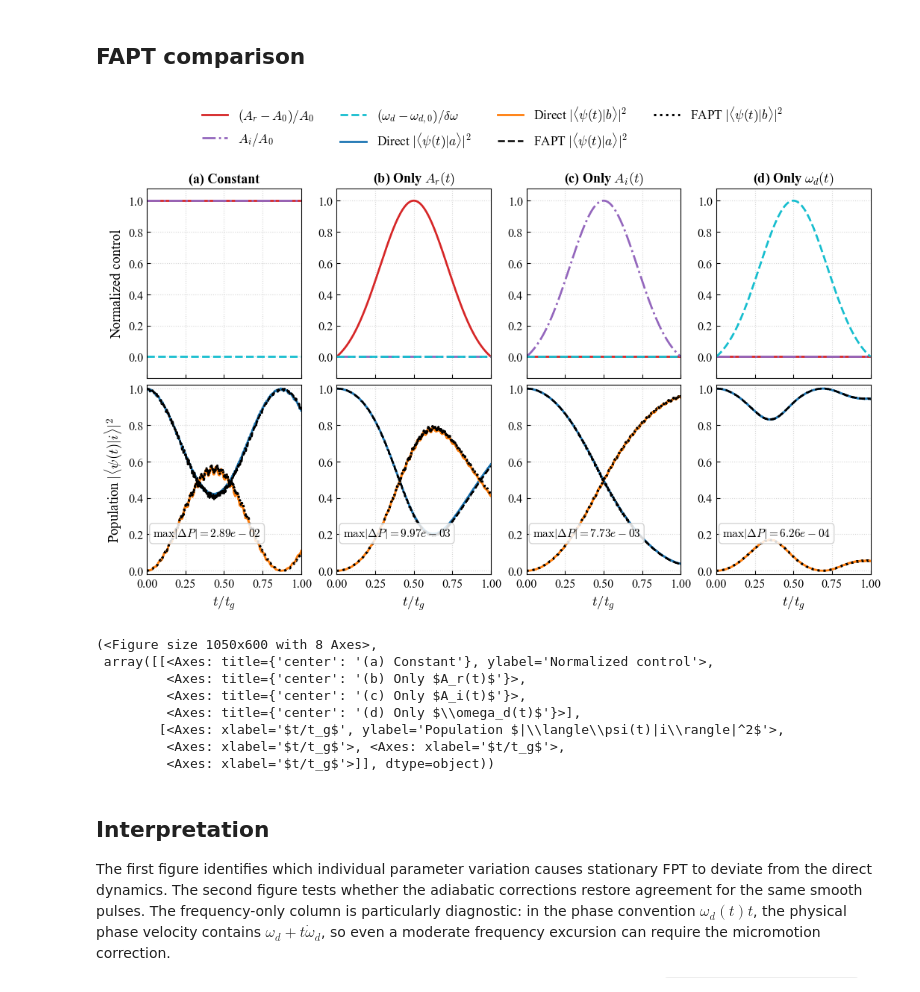
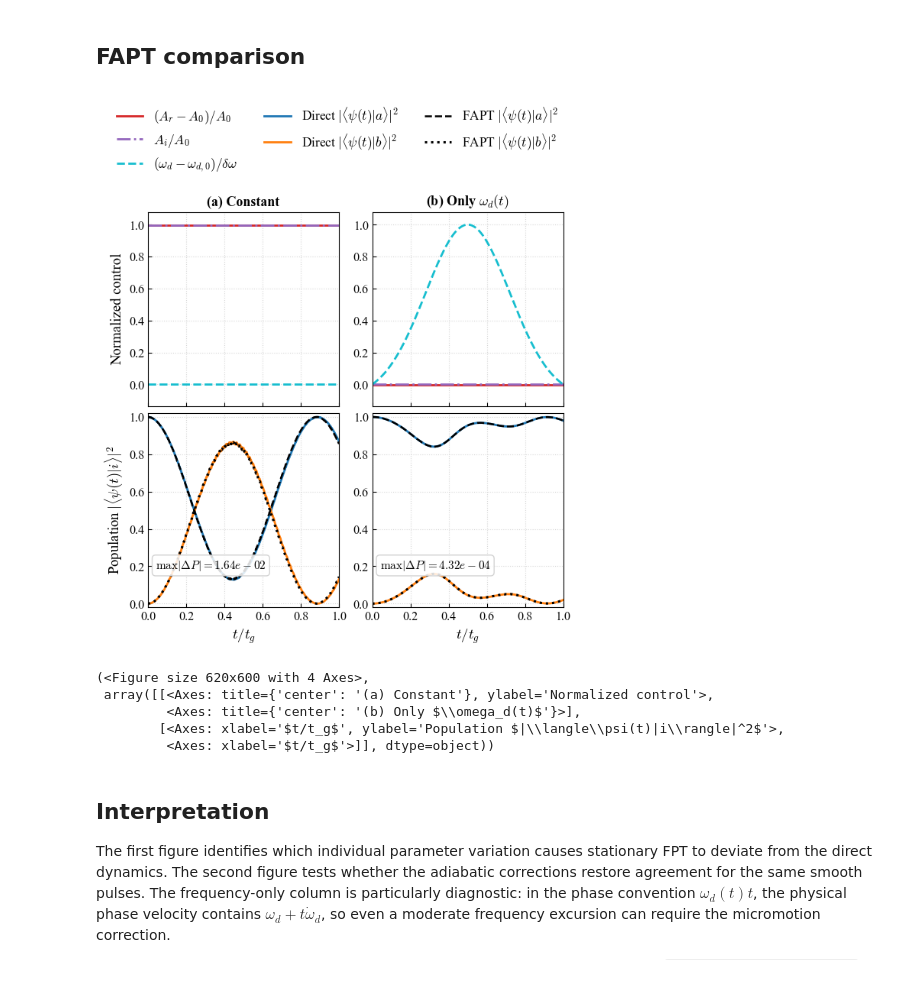
Before and after one commit to FlorianMaier04/TransmonCouplerSimulation, a Jupyter notebook: b_FPT_time_dependence_stress_test.ipynb, the cells around one changed output. Cells and saved outputs as stored; diff of their text form; code cells hidden in the pictures.

```diff
--- a/b_FPT_time_dependence_stress_test.ipynb
+++ b/b_FPT_time_dependence_stress_test.ipynb
@@ -44,10 +44,10 @@ def setup_paper_style():
     })
 
 s = Simulation()
-tg = 180.0
+tg = 300.0
 N_t = 601
-rH = 3
-rW = 2
+rH = 2
+rW = 1
 tlist = np.linspace(0.0, tg, N_t)
 x = tlist / tg
 
@@ -60,12 +60,12 @@ use_monotonic_ramp = False       # True: replace Ar/Ai oscillations by a linear
 # Hard amplitude caps; increasing oscillation_cycles does not change them.
 Ar_excursion = 1              # Ar is restricted to A0*(1 +- Ar_excursion).
 Ai_excursion = 1              # Ai is restricted to +-Ai_excursion*A0.
-wd_excursion = 0.05             # Maximum |wd-wd0| in rad/ns.
+wd_excursion = 0.03            # Maximum |wd-wd0| in rad/ns.
 
 FAPT_TERMS = {
-    "include_geometric": True,
+    "include_geometric": False,
     "include_micromotion": True,
-    "include_g_correction": True,
+    "include_g_correction": False,
 }
 
 state_a, state_b = s.state_a, s.state_b
@@ -450,21 +481,19 @@ The same $W(t)$, pulse arrays, initial state, and direct simulations are retaine
 fapt_results = {}
 
 for name, pulse in pulses.items():
+    if name == "Only Ai(t)" or name == "Only Ar(t)": continue
     H_fapt = compute_H_grid(pulse, prepared[name]["W"], include_fapt=True, name=name)
     fapt_results[name] = propagate_theory(pulse, prepared[name]["W"], H_fapt)
 # %% [markdown]
 ## FAPT comparison
 # %%
-plot_comparison(fapt_results, "FAPT", "Figure/fapt_isolated_time_dependence.pdf")
+plot_comparison(fapt_results, "FAPT", "Figure/4/fapt_isolated_time_dependence.pdf", truncate=True)
 # %% [output]
-[figure, old version]
+[figure, new version]
-(<Figure size 1050x600 with 8 Axes>,
+(<Figure size 620x600 with 4 Axes>,
  array([[<Axes: title={'center': '(a) Constant'}, ylabel='Normalized control'>,
-         <Axes: title={'center': '(b) Only $A_r(t)$'}>,
-         <Axes: title={'center': '(c) Only $A_i(t)$'}>,
-         <Axes: title={'center': '(d) Only $\\omega_d(t)$'}>],
+         <Axes: title={'center': '(b) Only $\\omega_d(t)$'}>],
         [<Axes: xlabel='$t/t_g$', ylabel='Population $|\\langle\\psi(t)|i\\rangle|^2$'>,
-         <Axes: xlabel='$t/t_g$'>, <Axes: xlabel='$t/t_g$'>,
          <Axes: xlabel='$t/t_g$'>]], dtype=object))
 # %% [markdown]
 ## Interpretation
```
Also changed, not shown: parts of 4 cells of this notebook, 30 other files.
